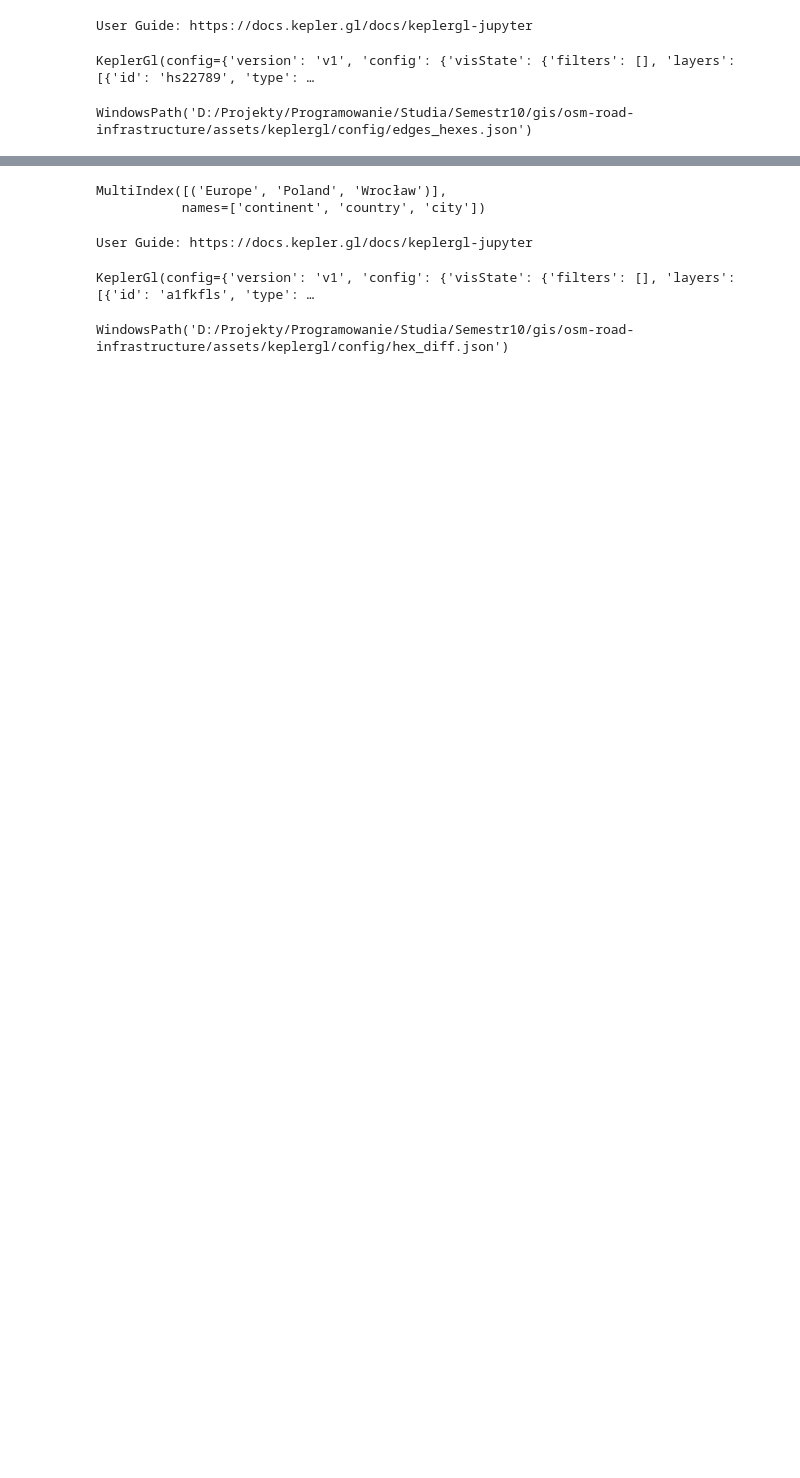
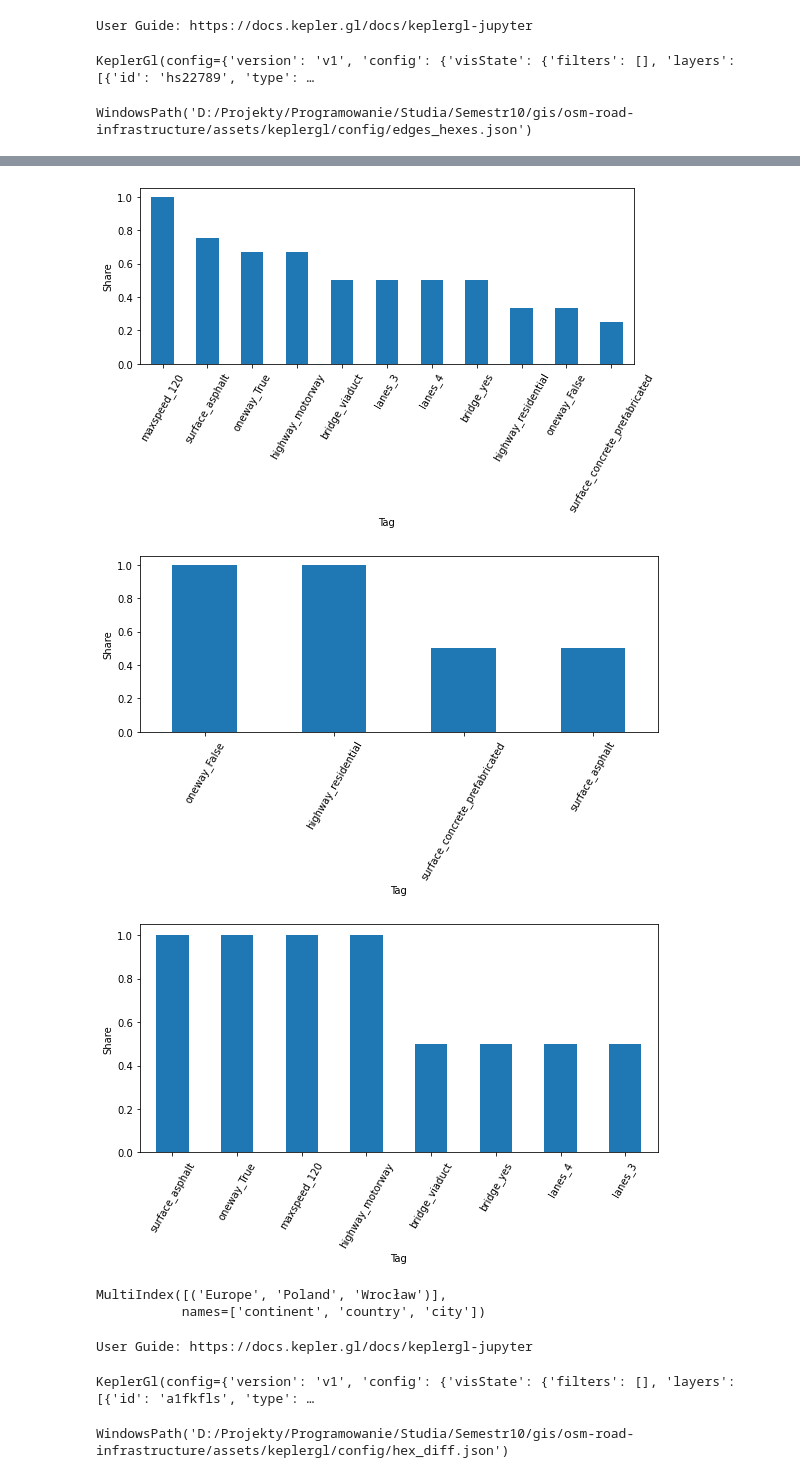
Before and after one commit to Calychas/highway2vec, a Jupyter notebook: notebooks/vis_ae.ipynb, the cells around one changed output, grey strips where cells are left out. Cells and saved outputs as stored; diff of their text form; code cells hidden in the pictures; blank space fills up the shorter version.

```diff
--- a/notebooks/vis_ae.ipynb
+++ b/notebooks/vis_ae.ipynb
@@ -153,0 +193,7 @@ edges_fs_long
+# %%
+def get_hex_profile(hex_id: str) -> pd.Series:
+    hex_profile = input_df_profile.loc[(slice(None), slice(None), slice(None), hex_id)] \
+        .iloc[0] \
+        .sort_values(ascending=False)
+
+    return hex_profile[hex_profile > 0]
@@ -224,7 +273,11 @@ hexagons_dir.mkdir(parents=True, exist_ok=True)
 for ctp in tqdm(vc.cities_to_plot):
     for idx, c in enumerate(vc.clusters):
         cluster_divided_id = clusters_divided[idx]
-        ax = plot_hexagons_map(hexagons_clustered.loc[:, :, ctp], ds.edges.loc[:, :, ctp], f"cluster_{c}", title=f"Division on cluster {cluster_divided_id} to {cluster_divided_id} and {c - 1}")
-        plt.savefig(hexagons_dir / f"{ctp}_cluster_{c}.png", facecolor='w')
+        # ax = plot_hexagons_map(hexagons_clustered.loc[:, :, ctp], ds.edges.loc[:, :, ctp], f"cluster_{c}", title=f"Division on cluster {cluster_divided_id} to {cluster_divided_id} and {c - 1}" if cluster_divided_id is not None else "Initial division")
+        ax = plot_hexagons_map(hexagons_clustered.loc[:, :, ctp], ds.edges.loc[:, :, ctp], f"cluster_{c}", title="")
+        ax.set_axis_off()
+        plt.tight_layout()
+        plt.savefig(hexagons_dir / f"{ctp}_cluster_{c}.png", facecolor='w', dpi=100)
         plt.close()
+        # print(f"Division on cluster {cluster_divided_id} to {cluster_divided_id} and {c - 1}" if cluster_divided_id is not None else "Initial division")
 # %%
@@ -291 +365,21 @@ def hex_diff(z_df, hex_id_1, hex_id_2, operator_func, metric, city=None, top_n=5
+# %%
+def plot_hex_profile(hex_profile: pd.Series) -> plt.Axes:
+    ax = hex_profile.plot(kind="bar", figsize=(8, 5))
+    plt.xticks(rotation=60)
+    plt.xlabel("Tag")
+    plt.ylabel("Share")
+    plt.tight_layout()
+    return ax
+
+
+hex_profile_ids = ["891e2042167ffff", "891e2042177ffff", "891e2042edbffff"]
+for hex_profile_id in hex_profile_ids:
+    hex_profile = get_hex_profile(hex_profile_id)
+    plot_hex_profile(hex_profile)
+    plt.savefig(vis_operations_dir / f"hex_{hex_profile_id}_profile.png", facecolor='w')
+    plt.show()
+# %% [output]
+[figure, added]
+[figure, added]
+[figure, added]
 # %%
```
Also changed, not shown: parts of 30 cells of this notebook, 13 other files.
